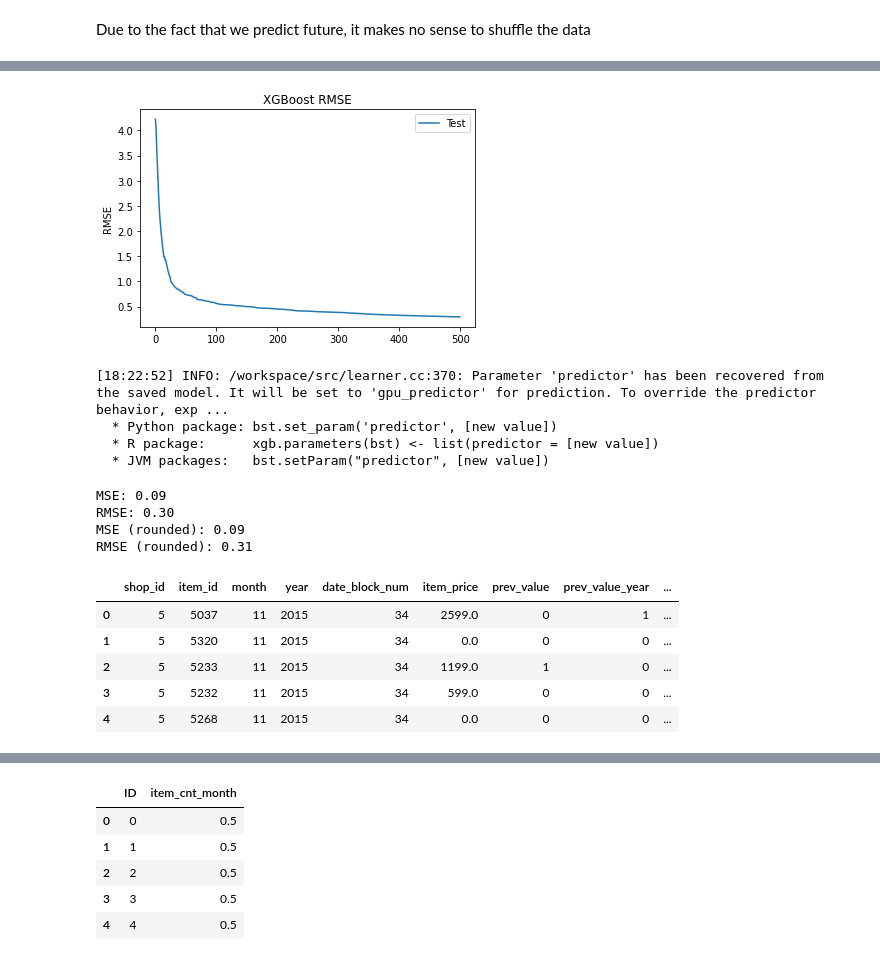
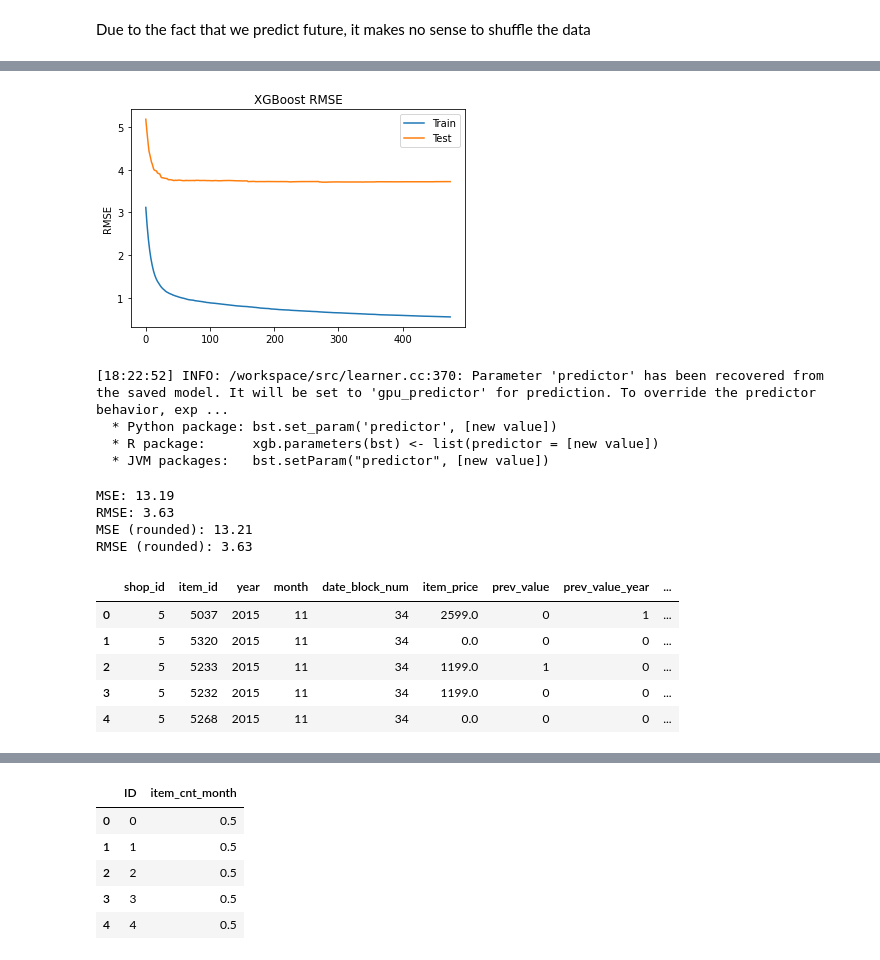
Before and after one commit to TayJen/HSE-Practice, a Jupyter notebook: HSE XGBoost Model Optimization.ipynb, the cells around one changed output, grey strips where cells are left out. Cells and saved outputs as stored; diff of their text form; code cells hidden in the pictures.

Commit message:
Best Score: 1.90 (Optimal params for #9 train and test)

```diff
--- a/HSE XGBoost Model Optimization.ipynb
+++ b/HSE XGBoost Model Optimization.ipynb
@@ -160,5 +131,0 @@ obj = 'reg:squarederror'
-# %%
-xgbr = xgb.XGBRegressor(verbosity=verbosity,
-                        objective=obj,
-                        tree_method = gp,
-                        random_state=random_state)
@@ -170,4 +132,6 @@ xgbr = xgb.XGBRegressor(verbosity=verbosity,
+# %%
+eval_set = [(X_train, y_train), (X_valid, y_valid)]
 # %%
-# xgbr.fit(X_train, y_train,
-#          eval_metric=['rmse', 'rmse'], eval_set=eval_set,
-#          early_stopping_rounds=15, verbose=True)
+xgbr.fit(X_train, y_train,
+         eval_metric=['rmse', 'rmse'], eval_set=eval_set,
+         early_stopping_rounds=200, verbose=True)
@@ -236,23 +160,21 @@ print("\n The best parameters across ALL searched params:\n", grid_obj_xgbr.best
-# %%
-xgbr = grid_obj_xgbr.best_estimator_
 # %%
 import matplotlib.pyplot as plt
 
 # retrieve performance metrics
 results = xgbr.evals_result()
 epochs = len(results['validation_0']['rmse'])
 x_axis = range(0, epochs)
 
 # plot rmse
 fig, ax = plt.subplots()
-ax.plot(x_axis, results['validation_0']['rmse'], label='Test')
-# ax.plot(x_axis, results['validation_1']['rmse'], label='Test')
+ax.plot(x_axis, results['validation_0']['rmse'], label='Train')
+ax.plot(x_axis, results['validation_1']['rmse'], label='Test')
 ax.legend()
 plt.ylabel('RMSE')
 plt.title('XGBoost RMSE')
 plt.show()
 # %% [output]
-[figure, old version]
+[figure, new version]
 # %%
 import pickle
 
@@ -276,7 +198,6 @@ xgbr = pickle.load(open(dest + file_name, "rb"))
 # %%
 from sklearn.metrics import mean_squared_error
 
-X_valid, y_valid = X.iloc[valid_indices], y.iloc[valid_indices]
 y_pred = xgbr.predict(X_valid)
 y_pred_rounded = np.around(y_pred)
 mse = mean_squared_error(y_valid, y_pred)
@@ -288,7 +209,7 @@ print('RMSE: %.2f' % (mse ** (0.5)))
 print('MSE (rounded): %.2f' % mse_rd)
 print('RMSE (rounded): %.2f' % (mse_rd ** (0.5)))
 # %% [output]
-MSE: 0.09
-RMSE: 0.30
-MSE (rounded): 0.09
-RMSE (rounded): 0.31
+MSE: 13.19
+RMSE: 3.63
+MSE (rounded): 13.21
+RMSE (rounded): 3.63
@@ -299,16 +216,16 @@ RMSE (rounded): 0.31
 # %%
 dest = '/content/drive/MyDrive/HSE Final Project/to_test'
-name = 'submit_9_test.csv'
+name = 'submit_7_test.csv'
 
 test_df = pd.read_csv(dest + '/' + name)
 test_df.head()
 # %% [output]
-|  | shop_id | item_id | month | year | date_block_num | item_price | prev_value | prev_value_year | ... |
-| 0 | 5 | 5037 | 11 | 2015 | 34 | 2599.0 | 0 | 1 | ... |
-| 1 | 5 | 5320 | 11 | 2015 | 34 | 0.0 | 0 | 0 | ... |
-| 2 | 5 | 5233 | 11 | 2015 | 34 | 1199.0 | 1 | 0 | ... |
-| 3 | 5 | 5232 | 11 | 2015 | 34 | 599.0 | 0 | 0 | ... |
-| 4 | 5 | 5268 | 11 | 2015 | 34 | 0.0 | 0 | 0 | ... |
+|  | shop_id | item_id | year | month | date_block_num | item_price | prev_value | prev_value_year | ... |
+| 0 | 5 | 5037 | 2015 | 11 | 34 | 2599.0 | 0 | 1 | ... |
+| 1 | 5 | 5320 | 2015 | 11 | 34 | 0.0 | 0 | 0 | ... |
+| 2 | 5 | 5233 | 2015 | 11 | 34 | 1199.0 | 1 | 0 | ... |
+| 3 | 5 | 5232 | 2015 | 11 | 34 | 1199.0 | 0 | 0 | ... |
+| 4 | 5 | 5268 | 2015 | 11 | 34 | 0.0 | 0 | 0 | ... |
 # %%
 test_pred = xgbr.predict(test_df)
 print(test_pred)
```
Also changed, not shown: parts of 30 cells of this notebook.
